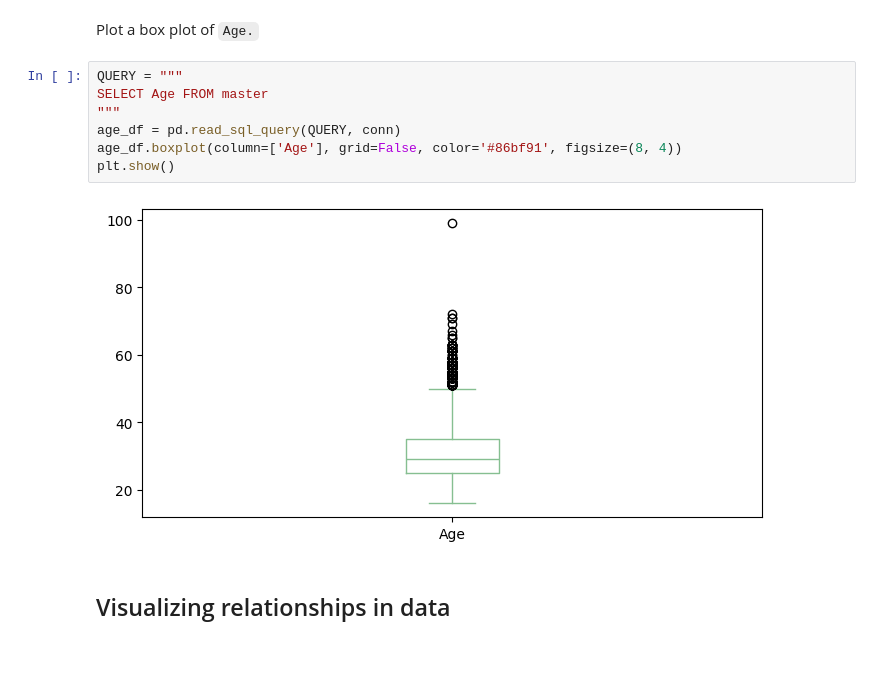
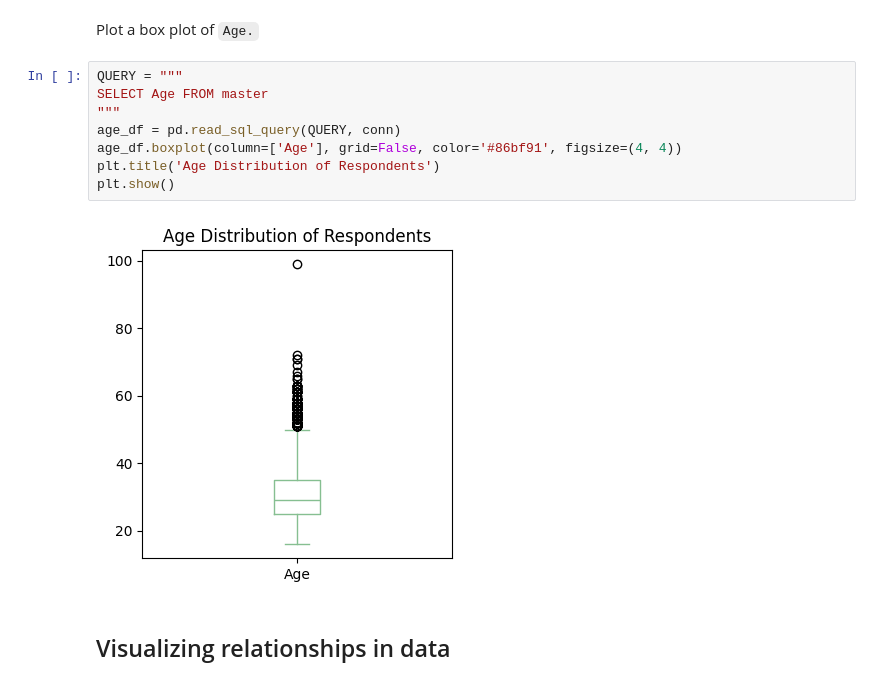
Before and after one commit to juliabulanaja/TechTrends-Analysis, a Jupyter notebook: M4Data_visualization.ipynb, the cells around one changed output. Saved outputs shown, nothing was run; the diff lists cells and outputs as text; blank space fills up the shorter version.

```diff
--- a/M4Data_visualization.ipynb
+++ b/M4Data_visualization.ipynb
@@ -162,12 +167,13 @@ Plot a box plot of `Age.`
 # %%
 QUERY = """
 SELECT Age FROM master
 """
 age_df = pd.read_sql_query(QUERY, conn)
-age_df.boxplot(column=['Age'], grid=False, color='#86bf91', figsize=(8, 4))
+age_df.boxplot(column=['Age'], grid=False, color='#86bf91', figsize=(4, 4))
+plt.title('Age Distribution of Respondents')
 plt.show()
 # %% [output]
-[figure, old version]
+[figure, new version]
 # %% [markdown]
 ## Visualizing relationships in data
 # %% [markdown]
```
Also changed, not shown: parts of 6 cells of this notebook, 2 other files.
